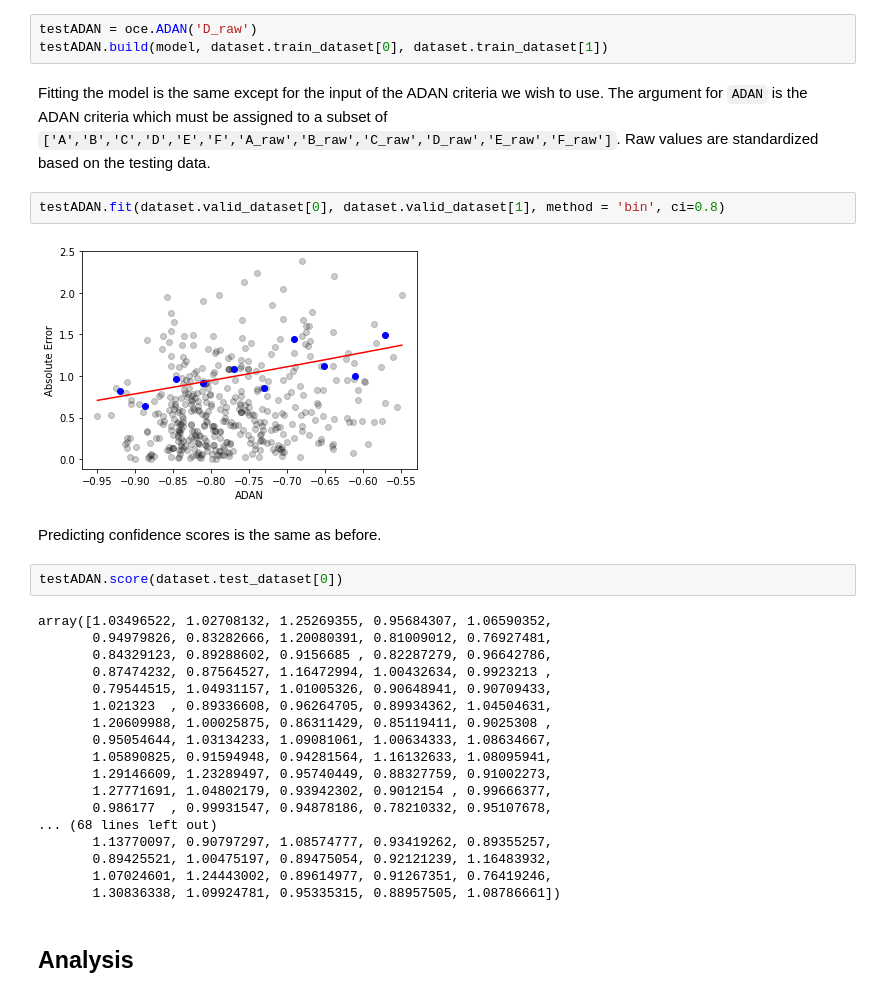
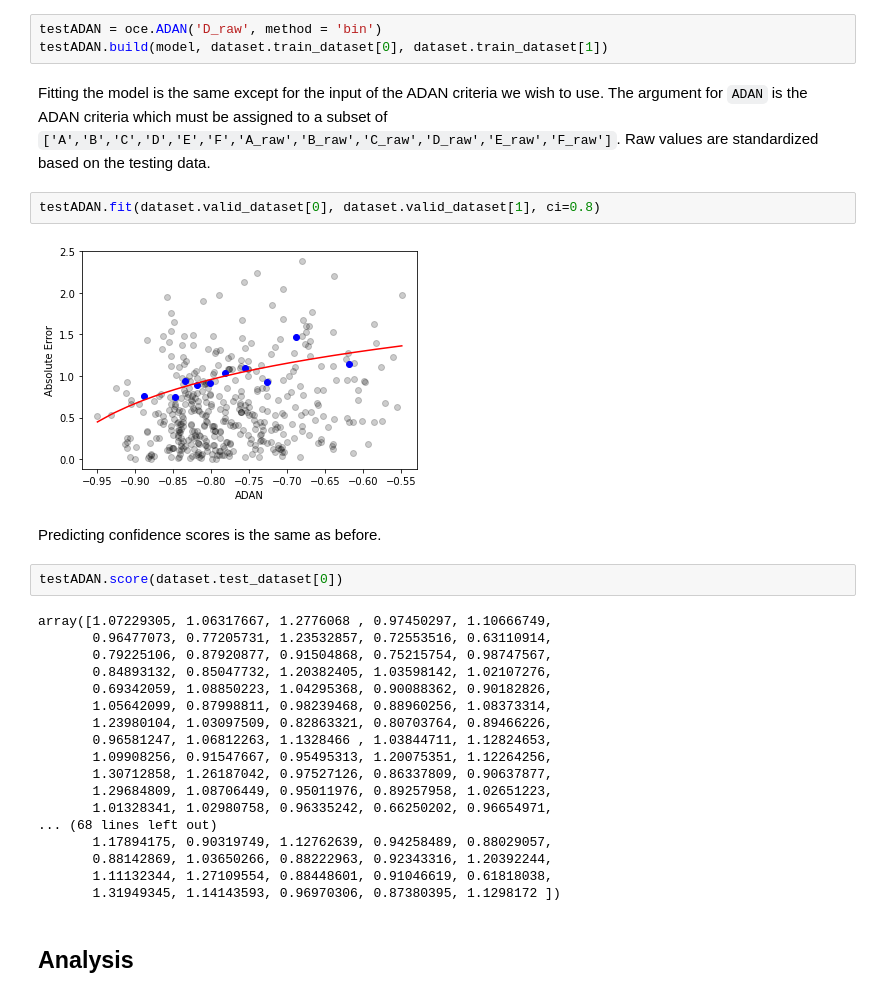
Before and after one commit to Oloren-AI/olorenchemengine, a Jupyter notebook: examples/2A_Confidence_Intervals.ipynb, the cells around one changed output. Saved outputs shown, nothing was run; the diff lists cells and outputs as text.

````diff
--- a/examples/2A_Confidence_Intervals.ipynb
+++ b/examples/2A_Confidence_Intervals.ipynb
@@ -78,36 +78,36 @@ ADAN is a model with six different parameters from Applicability Domain Analysis
 Robust Method for Assessing the Reliability of Drug Property Predictions
 <https://doi.org/10.1021/ci500172z>. We will now demonstrate running the ADAN model with the BaseErrorModel class. Like before, we start by creating the ADAN object.
 # %%
-testADAN = oce.ADAN('D_raw')
+testADAN = oce.ADAN('D_raw', method = 'bin')
 testADAN.build(model, dataset.train_dataset[0], dataset.train_dataset[1])
 # %% [markdown]
 Fitting the model is the same except for the input of the ADAN criteria we wish to use. The argument for ```ADAN```  is the ADAN criteria which must be assigned to a subset of ```['A','B','C','D','E','F','A_raw','B_raw','C_raw','D_raw','E_raw','F_raw']```. Raw values are standardized based on the testing data.
 # %%
-testADAN.fit(dataset.valid_dataset[0], dataset.valid_dataset[1], method = 'bin', ci=0.8)
+testADAN.fit(dataset.valid_dataset[0], dataset.valid_dataset[1], ci=0.8)
 # %% [output]
-[figure, old version]
+[figure, new version]
 # %% [markdown]
 Predicting confidence scores is the same as before.
 # %%
 testADAN.score(dataset.test_dataset[0])
 # %% [output]
-array([1.03496522, 1.02708132, 1.25269355, 0.95684307, 1.06590352,
-       0.94979826, 0.83282666, 1.20080391, 0.81009012, 0.76927481,
-       0.84329123, 0.89288602, 0.9156685 , 0.82287279, 0.96642786,
-       0.87474232, 0.87564527, 1.16472994, 1.00432634, 0.9923213 ,
-       0.79544515, 1.04931157, 1.01005326, 0.90648941, 0.90709433,
-       1.021323  , 0.89336608, 0.96264705, 0.89934362, 1.04504631,
-       1.20609988, 1.00025875, 0.86311429, 0.85119411, 0.9025308 ,
-       0.95054644, 1.03134233, 1.09081061, 1.00634333, 1.08634667,
-       1.05890825, 0.91594948, 0.94281564, 1.16132633, 1.08095941,
-       1.29146609, 1.23289497, 0.95740449, 0.88327759, 0.91002273,
-       1.27771691, 1.04802179, 0.93942302, 0.9012154 , 0.99666377,
-       0.986177  , 0.99931547, 0.94878186, 0.78210332, 0.95107678,
+array([1.07229305, 1.06317667, 1.2776068 , 0.97450297, 1.10666749,
+       0.96477073, 0.77205731, 1.23532857, 0.72553516, 0.63110914,
+       0.79225106, 0.87920877, 0.91504868, 0.75215754, 0.98747567,
+       0.84893132, 0.85047732, 1.20382405, 1.03598142, 1.02107276,
+       0.69342059, 1.08850223, 1.04295368, 0.90088362, 0.90182826,
+       1.05642099, 0.87998811, 0.98239468, 0.88960256, 1.08373314,
+       1.23980104, 1.03097509, 0.82863321, 0.80703764, 0.89466226,
+       0.96581247, 1.06812263, 1.1328466 , 1.03844711, 1.12824653,
+       1.09908256, 0.91547667, 0.95495313, 1.20075351, 1.12264256,
+       1.30712858, 1.26187042, 0.97527126, 0.86337809, 0.90637877,
+       1.29684809, 1.08706449, 0.95011976, 0.89257958, 1.02651223,
+       1.01328341, 1.02980758, 0.96335242, 0.66250202, 0.96654971,
 ... (68 lines left out)
-       1.13770097, 0.90797297, 1.08574777, 0.93419262, 0.89355257,
-       0.89425521, 1.00475197, 0.89475054, 0.92121239, 1.16483932,
-       1.07024601, 1.24443002, 0.89614977, 0.91267351, 0.76419246,
-       1.30836338, 1.09924781, 0.95335315, 0.88957505, 1.08786661])
+       1.17894175, 0.90319749, 1.12762639, 0.94258489, 0.88029057,
+       0.88142869, 1.03650266, 0.88222963, 0.92343316, 1.20392244,
+       1.11132344, 1.27109554, 0.88448601, 0.91046619, 0.61818038,
+       1.31949345, 1.14143593, 0.96970306, 0.87380395, 1.1298172 ])
 # %% [markdown]
 ## Analysis
 # %% [markdown]
````
Also changed, not shown: parts of 4 cells of this notebook.
